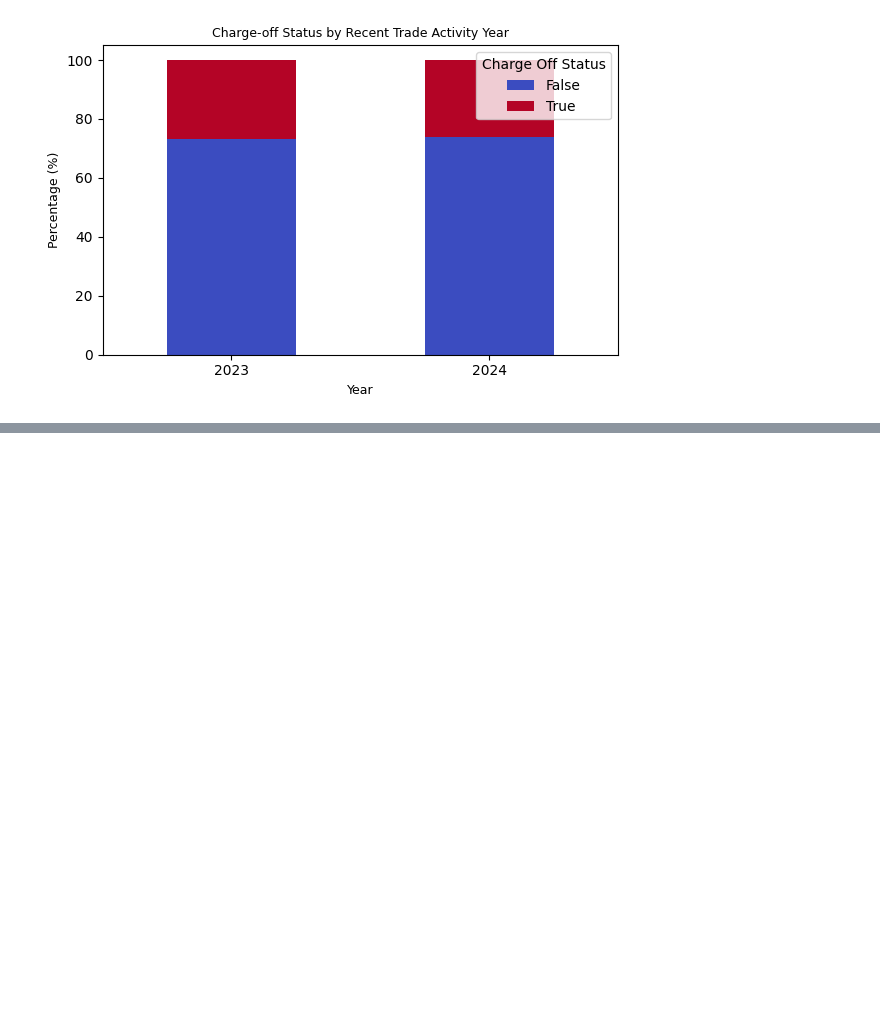
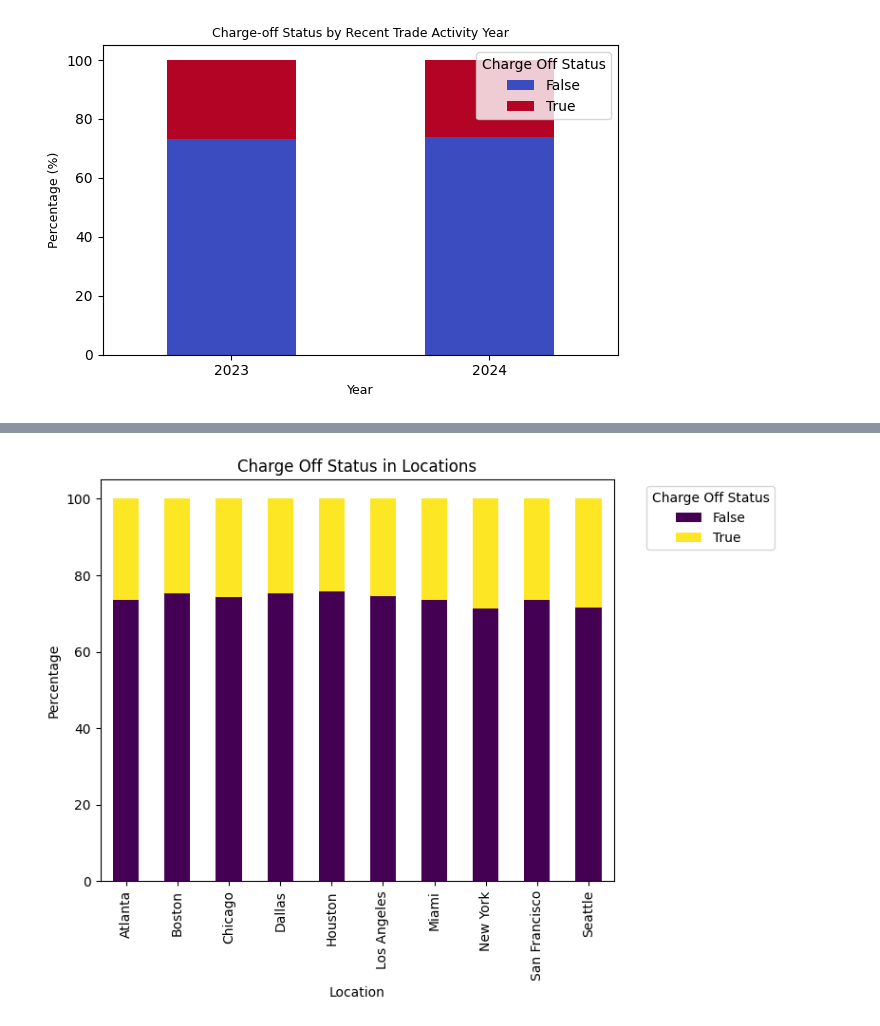
Before and after one commit to susara-ouchi/credit-score-case-study, a Jupyter notebook: credit_score_study_susara.ipynb, the cells around one changed output, grey strips where cells are left out. Drawn from its saved outputs; the diff is of its cells as text; code cells hidden in the pictures; blank space fills up the shorter version.

Commit message:
Location n Occupation

```diff
--- a/credit_score_study_susara.ipynb
+++ b/credit_score_study_susara.ipynb
@@ -332,0 +354,20 @@ plt.show()
+# %%
+cross_tab = pd.crosstab(df_0['location'], df_0['charge_off_status'])
+
+#percentages
+cross_tab_percent = cross_tab.div(cross_tab.sum(axis=1), axis=0) * 100
+
+# Plot 100% stacked bar chart
+cross_tab_percent.plot(kind='bar', stacked=True, figsize=(8, 6), colormap='viridis')
+
+# Add labels and title
+plt.title('Charge Off Status in Locations')
+plt.ylabel('Percentage')
+plt.xlabel('Location')
+plt.legend(title='Charge Off Status', bbox_to_anchor=(1.05, 1), loc='upper left')
+plt.tight_layout()
+
+# Show plot
+plt.show()
+# %% [output]
+[figure, added]
```
Also changed, not shown: parts of 6 cells of this notebook.
